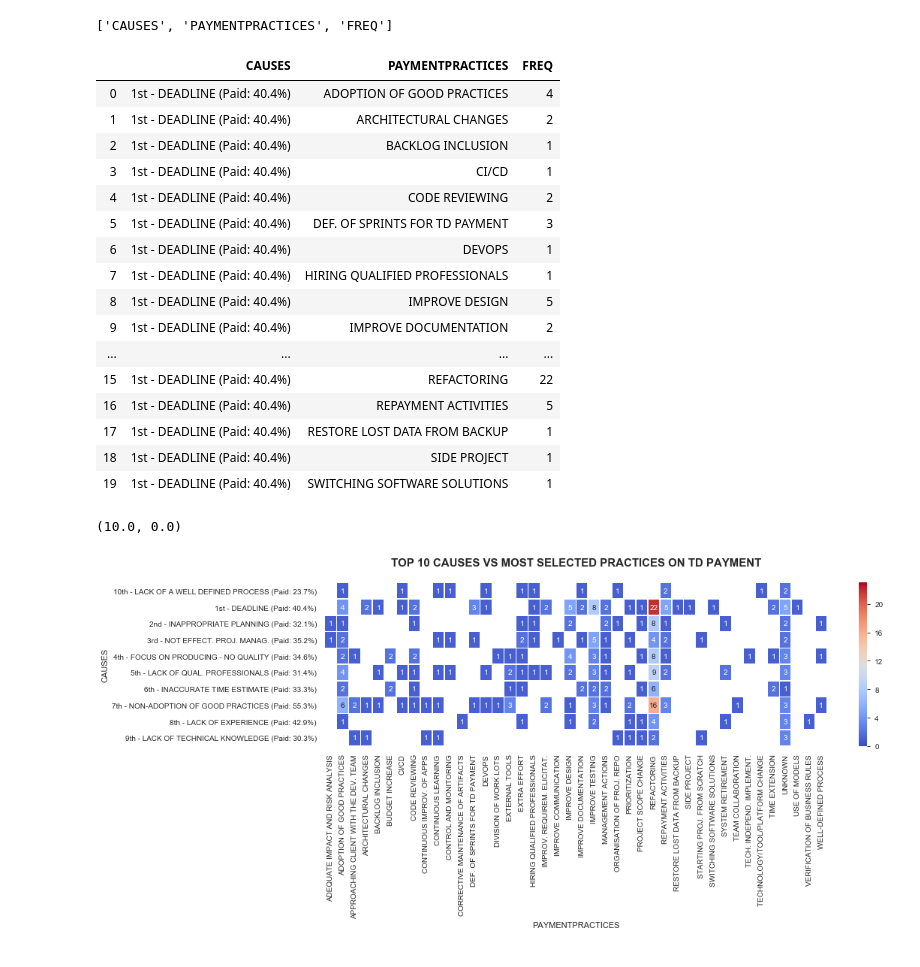
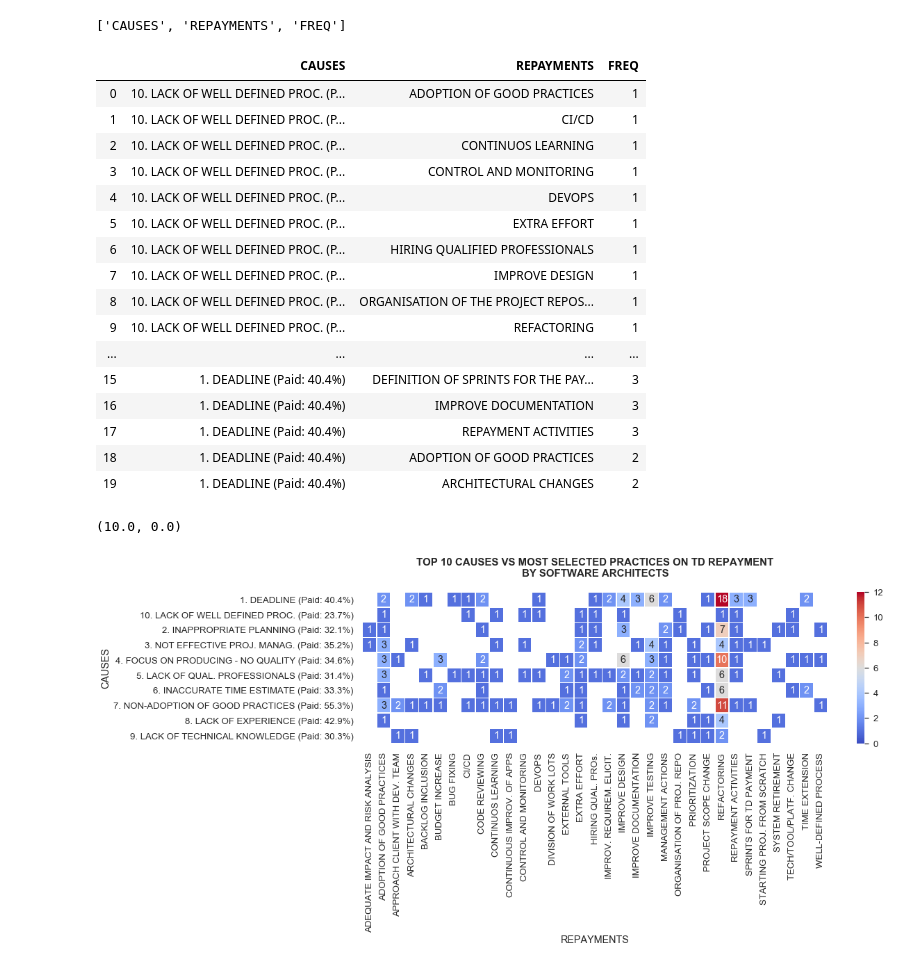
Before and after one commit to borisrperezg/-processinginsightd-, a Jupyter notebook: Notebooks/RQ2-CausesRepayment_HeatMap.ipynb, the cells around one changed output. Drawn from its saved outputs; the diff is of its cells as text; code cells hidden in the pictures.

```diff
--- a/Notebooks/RQ2-CausesRepayment_HeatMap.ipynb
+++ b/Notebooks/RQ2-CausesRepayment_HeatMap.ipynb
@@ -9,40 +9,55 @@ sns.set_style("darkgrid")
 pd.set_option('display.max_columns', 500)
 pd.set_option('display.max_rows', None)
 # %%
-df = pd.read_csv('Data_RQ2_Heatmap.csv', sep="|", index_col=False)
+#df = pd.read_csv('/gdrive/My Drive/InsighTD-AnalisisColombia/EASE_Data4RQ3_4Jupyter.csv', sep="|", index_col=False)
+df = pd.read_csv('Data_RQ2_Heatmap.csv', sep=";", index_col=False)
 df.columns.tolist()
 # %% [output]
-['CAUSES', 'PAYMENTPRACTICES', 'FREQ']
+['CAUSES', 'REPAYMENTS', 'FREQ']
 # %%
 df.head(20)
 # %% [output]
-|  | CAUSES | PAYMENTPRACTICES | FREQ |
-| 0 | 1st - DEADLINE (Paid: 40.4%) | ADOPTION OF GOOD PRACTICES | 4 |
-| 1 | 1st - DEADLINE (Paid: 40.4%) | ARCHITECTURAL CHANGES | 2 |
-| 2 | 1st - DEADLINE (Paid: 40.4%) | BACKLOG INCLUSION | 1 |
-| 3 | 1st - DEADLINE (Paid: 40.4%) | CI/CD | 1 |
-| 4 | 1st - DEADLINE (Paid: 40.4%) | CODE REVIEWING | 2 |
-| 5 | 1st - DEADLINE (Paid: 40.4%) | DEF. OF SPRINTS FOR TD PAYMENT | 3 |
-| 6 | 1st - DEADLINE (Paid: 40.4%) | DEVOPS | 1 |
-| 7 | 1st - DEADLINE (Paid: 40.4%) | HIRING QUALIFIED PROFESSIONALS | 1 |
-| 8 | 1st - DEADLINE (Paid: 40.4%) | IMPROVE DESIGN | 5 |
-| 9 | 1st - DEADLINE (Paid: 40.4%) | IMPROVE DOCUMENTATION | 2 |
+|  | CAUSES | REPAYMENTS | FREQ |
+| 0 | 10. LACK OF WELL DEFINED PROC. (P... | ADOPTION OF GOOD PRACTICES | 1 |
+| 1 | 10. LACK OF WELL DEFINED PROC. (P... | CI/CD | 1 |
+| 2 | 10. LACK OF WELL DEFINED PROC. (P... | CONTINUOS LEARNING | 1 |
+| 3 | 10. LACK OF WELL DEFINED PROC. (P... | CONTROL AND MONITORING | 1 |
+| 4 | 10. LACK OF WELL DEFINED PROC. (P... | DEVOPS | 1 |
+| 5 | 10. LACK OF WELL DEFINED PROC. (P... | EXTRA EFFORT | 1 |
+| 6 | 10. LACK OF WELL DEFINED PROC. (P... | HIRING QUALIFIED PROFESSIONALS | 1 |
+| 7 | 10. LACK OF WELL DEFINED PROC. (P... | IMPROVE DESIGN | 1 |
+| 8 | 10. LACK OF WELL DEFINED PROC. (P... | ORGANISATION OF THE PROJECT REPOS... | 1 |
+| 9 | 10. LACK OF WELL DEFINED PROC. (P... | REFACTORING | 1 |
 | ... | ... | ... | ... |
-| 15 | 1st - DEADLINE (Paid: 40.4%) | REFACTORING | 22 |
-| 16 | 1st - DEADLINE (Paid: 40.4%) | REPAYMENT ACTIVITIES | 5 |
-| 17 | 1st - DEADLINE (Paid: 40.4%) | RESTORE LOST DATA FROM BACKUP | 1 |
-| 18 | 1st - DEADLINE (Paid: 40.4%) | SIDE PROJECT | 1 |
-| 19 | 1st - DEADLINE (Paid: 40.4%) | SWITCHING SOFTWARE SOLUTIONS | 1 |
+| 15 | 1. DEADLINE (Paid: 40.4%) | DEFINITION OF SPRINTS FOR THE PAY... | 3 |
+| 16 | 1. DEADLINE (Paid: 40.4%) | IMPROVE DOCUMENTATION | 3 |
+| 17 | 1. DEADLINE (Paid: 40.4%) | REPAYMENT ACTIVITIES | 3 |
+| 18 | 1. DEADLINE (Paid: 40.4%) | ADOPTION OF GOOD PRACTICES | 2 |
+| 19 | 1. DEADLINE (Paid: 40.4%) | ARCHITECTURAL CHANGES | 2 |
+# %%
+#dfA = df[df['ROLE']=='ARCHITECT']
+dfA = df
+# %%
+dfA.replace(to_replace ="IMPROVEMENT IN REQUIREMENT ELICITATION", value ="IMPROV. REQUIREM. ELICIT.", inplace=True)
+dfA.replace(to_replace ="TECHNOLOGY INDEPENDENT IMPLEMENTATION", value ="TECH. INDEPEND. IMPL.", inplace=True)
+dfA.replace(to_replace ="TECHNOLOGY/TOOL/PLATFORM CHANGE", value ="TECH/TOOL/PLATF. CHANGE", inplace=True)
+dfA.replace(to_replace ="HIRING QUALIFIED PROFESSIONALS", value ="HIRING QUAL. PROs.", inplace=True)
+dfA.replace(to_replace ="APPROACHING THE CLIENT WITH THE DEVELOPMENT TEAM", value ="APPROACH CLIENT WITH DEV. TEAM", inplace=True)
+dfA.replace(to_replace ="CONTINUOUS IMPROVEMENT OF APPLICATIONS", value ="CONTINUOUS IMPROV. OF APPS", inplace=True)
+dfA.replace(to_replace ="DEFINITION OF SPRINTS FOR THE PAYMENT OF DT", value ="SPRINTS FOR TD PAYMENT", inplace=True)
+dfA.replace(to_replace ="ORGANISATION OF THE PROJECT REPOSITORY", value ="ORGANISATION OF PROJ. REPO", inplace=True)
+dfA.replace(to_replace ="STARTING THE PROJECT FROM SCRATCH", value ="STARTING PROJ. FROM SCRATCH", inplace=True)
 # %%
-df1 = df.pivot("CAUSES", "PAYMENTPRACTICES", "FREQ")
+df1 = dfA.pivot("CAUSES", "REPAYMENTS", "FREQ")
 
 plt.figure(figsize = (15,4))
 
-ax = sns.heatmap(df1, vmin=0, vmax=23, cmap="coolwarm", linewidths=.5, annot=True, fmt=".0f", robust=True)
+sns.set(font_scale=1.2)
+ax = sns.heatmap(df1, vmin=0, vmax=12, cmap="coolwarm", linewidths=.5, annot=True, fmt=".0f", robust=True)
 ax.set_facecolor('xkcd:white')
-ax.set_title("TOP 10 CAUSES VS MOST SELECTED PRACTICES ON TD PAYMENT\n", fontsize=15, fontweight="bold")
+ax.set_title("TOP 10 CAUSES VS MOST SELECTED PRACTICES ON TD REPAYMENT\nBY SOFTWARE ARCHITECTS\n", fontsize=15, fontweight="bold")
 bottom, top = ax.get_ylim()
 ax.set_ylim(bottom + 0.5, top - 0.5)
 # %% [output]
 (10.0, 0.0)
-[figure, old version]
+[figure, new version]
```
Also changed, not shown: 14 other files.
